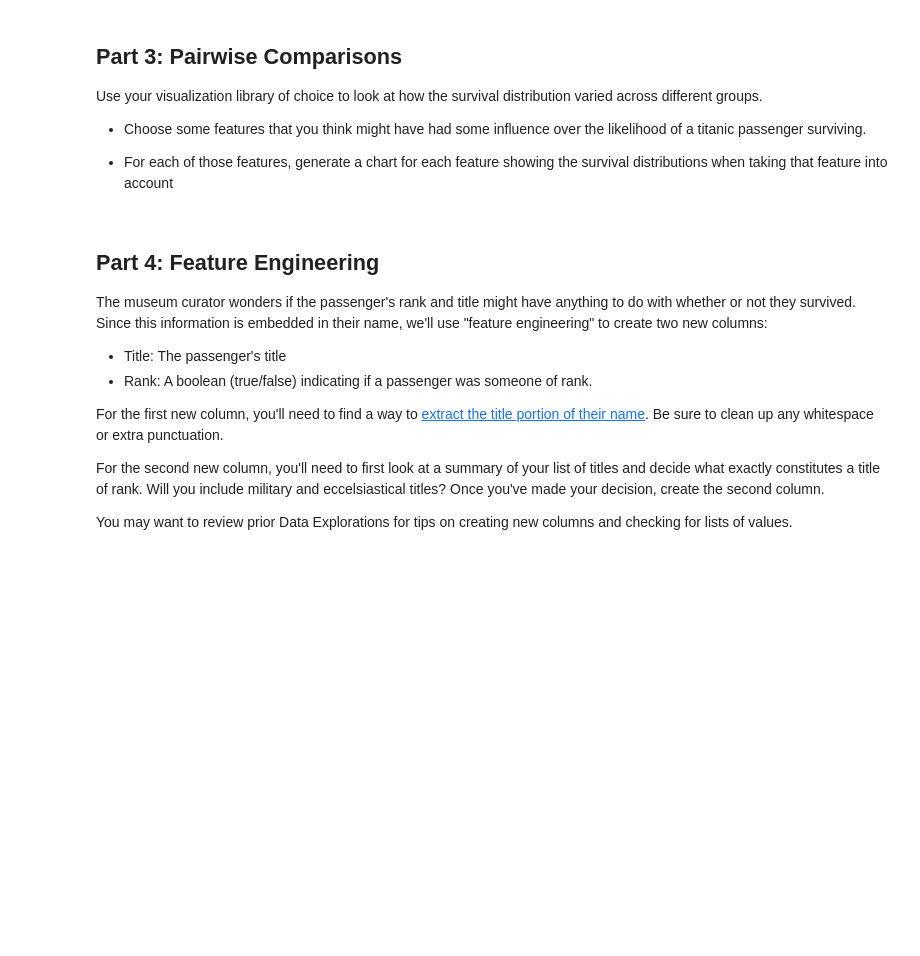
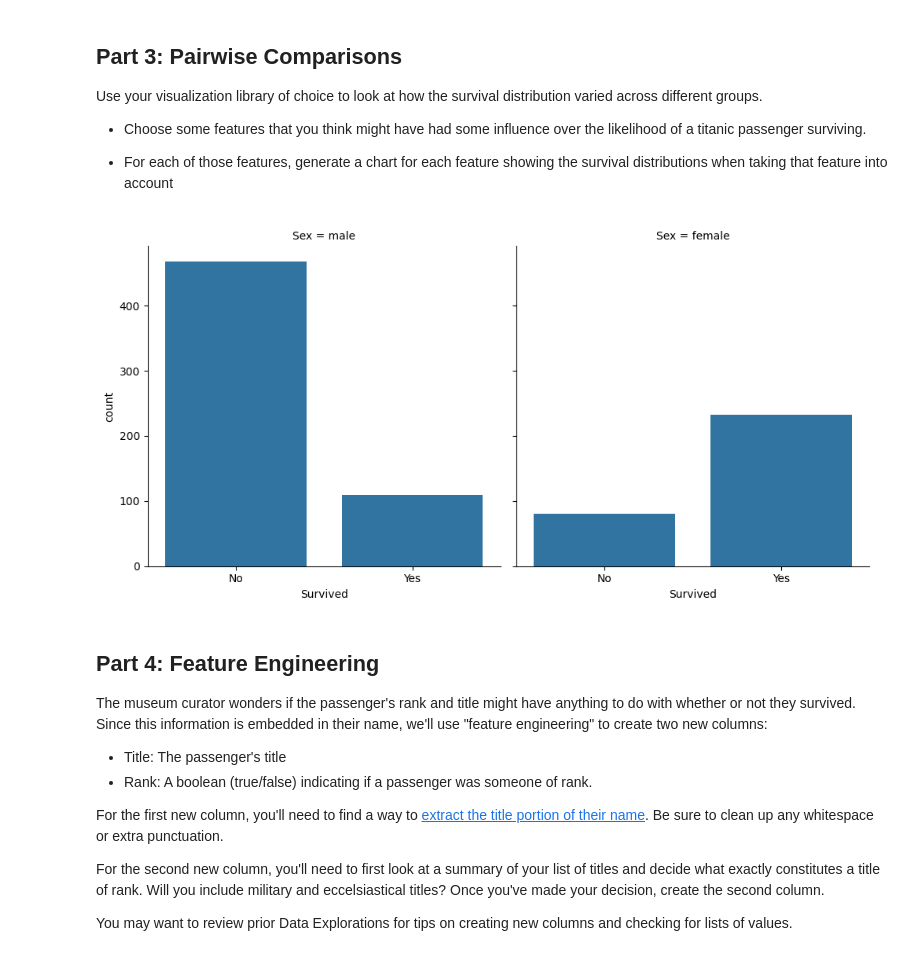
Before and after one commit to nestorbyui/google_colab_byui, a Jupyter notebook: notebooks/Exploration_03.ipynb, the cells around one changed output. Drawn from its saved outputs; the diff is of its cells as text; code cells hidden in the pictures; blank space fills up the shorter version.

```diff
--- a/notebooks/Exploration_03.ipynb
+++ b/notebooks/Exploration_03.ipynb
@@ -91,6 +94,16 @@ Use your visualization library of choice to look at how the survival distributio
 - For each of those features, generate a chart for each feature showing the survival distributions when taking that feature into account
 # %%
 # Write the code to explore how different features affect the survival distribution
+
+sns.catplot(
+    data=titanic_data,
+    x="Survived",
+    col="Sex",
+    kind="count"
+)
+plt.show()
+# %% [output]
+[figure, added]
 # %% [markdown]
 ## Part 4: Feature Engineering
 
```
Also changed, not shown: parts of 7 cells of this notebook.
